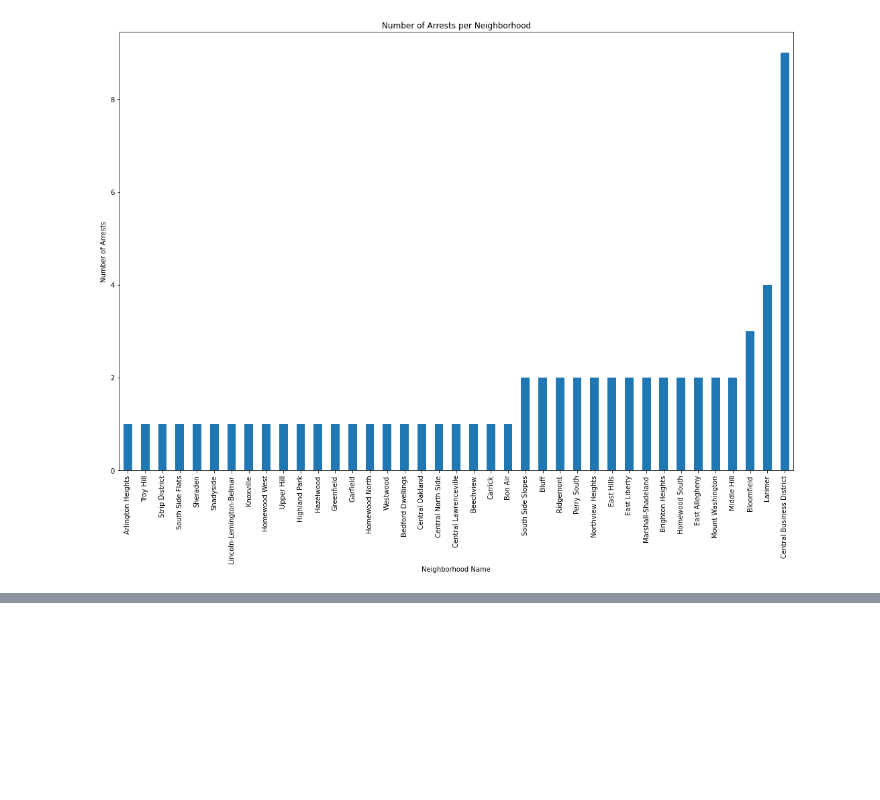
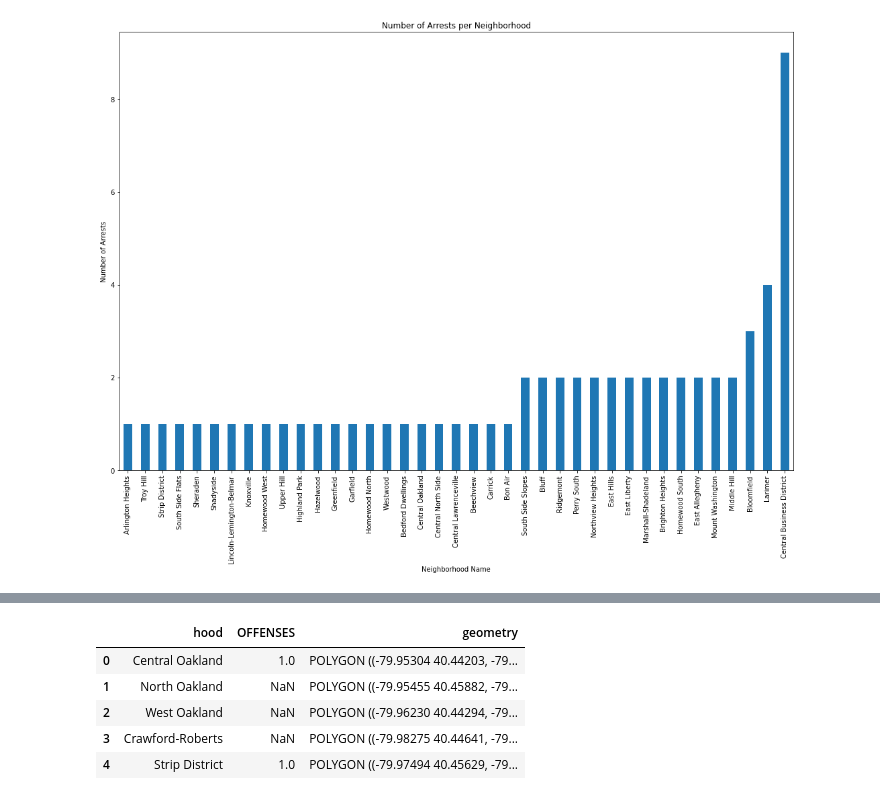
Before and after one commit to vrr11/CMPINF0010-Final-Project, a Jupyter notebook: Vivek.ipynb, the cells around one changed output, grey strips where cells are left out. Cells and saved outputs as stored; diff of their text form; code cells hidden in the pictures; blank space fills up the shorter version.

```diff
--- a/Vivek.ipynb
+++ b/Vivek.ipynb
@@ -78,0 +88,15 @@ Uh oh; it looks like there are many residential neighborhoods that are tied with
+# %%
+num_arrests = filtered_arrests.groupby("INCIDENTNEIGHBORHOOD").count()["OFFENSES"]
+#num_arrests
+
+# do the merge
+arrests_map = neighborhoods.merge(num_arrests, how='left', left_on='hood', right_on='INCIDENTNEIGHBORHOOD')
+# look at the head to confirm it merged correctly
+arrests_map[['hood', "OFFENSES", 'geometry']].head()
+# %% [output]
+|  | hood | OFFENSES | geometry |
+| 0 | Central Oakland | 1.0 | POLYGON ((-79.95304 40.44203, -79... |
+| 1 | North Oakland | NaN | POLYGON ((-79.95455 40.45882, -79... |
+| 2 | West Oakland | NaN | POLYGON ((-79.96230 40.44294, -79... |
+| 3 | Crawford-Roberts | NaN | POLYGON ((-79.98275 40.44641, -79... |
+| 4 | Strip District | 1.0 | POLYGON ((-79.97494 40.45629, -79... |
```
Also changed, not shown: parts of 4 cells of this notebook, 5 other files.
